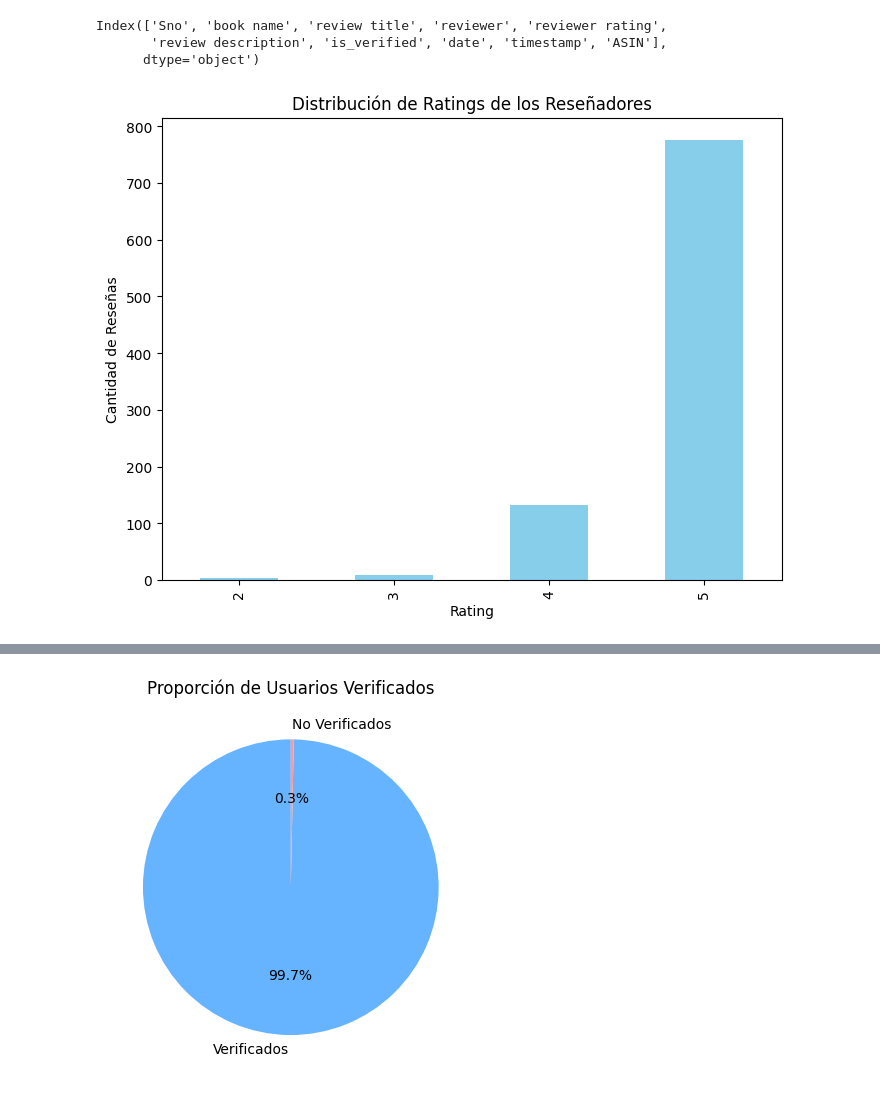
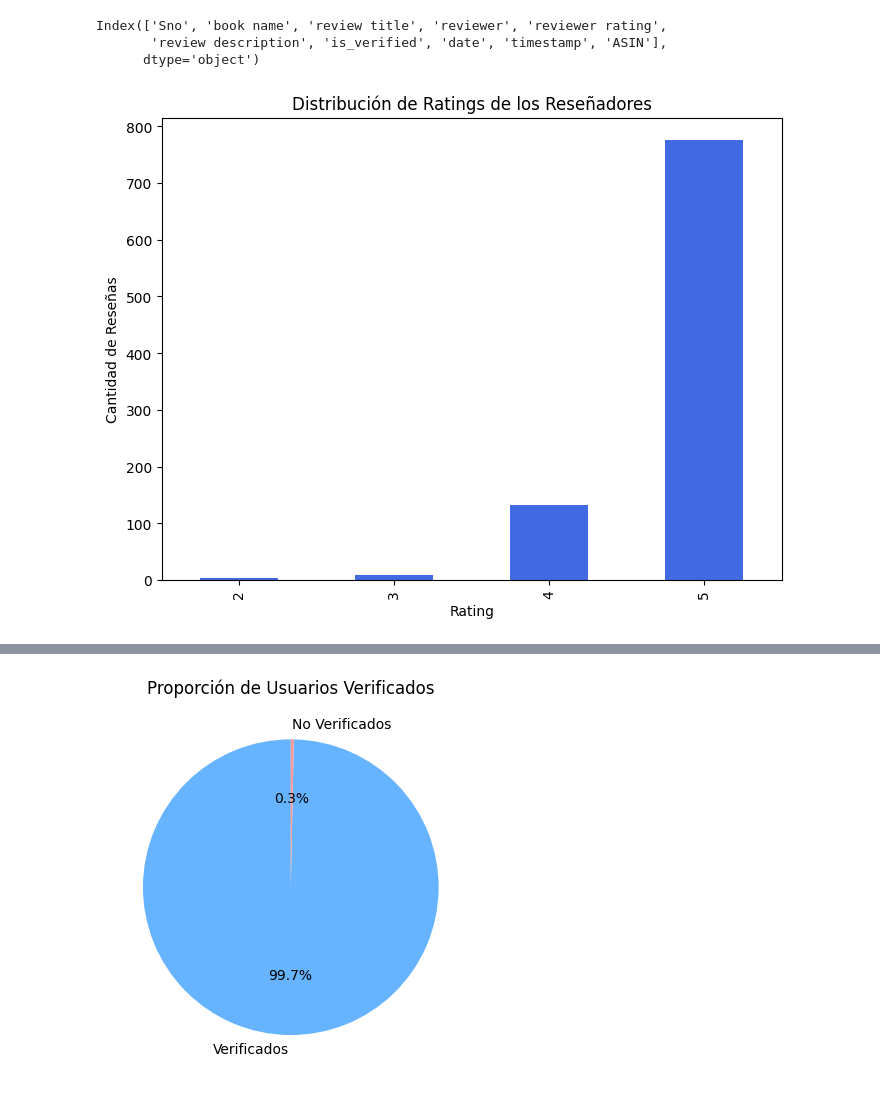
Before and after one commit to dlcastan/ProyectoDSIII, a Jupyter notebook: ProyectoDSIII_Lopez_Castan.ipynb, the cells around one changed output, grey strips where cells are left out. Cells and saved outputs as stored; diff of their text form; code cells hidden in the pictures.

```diff
--- a/ProyectoDSIII_Lopez_Castan.ipynb
+++ b/ProyectoDSIII_Lopez_Castan.ipynb
@@ -464,10 +469,10 @@ Index(['Sno', 'book name', 'review title', 'reviewer', 'reviewer rating',
 # %%
 # Distribución de Ratings de los Reseñadores
 plt.figure(figsize=(8, 6))
-data_reviews['reviewer rating'].value_counts().sort_index().plot(kind='bar', color='skyblue')
+data_reviews['reviewer rating'].value_counts().sort_index().plot(kind='bar', color='royalblue')
 plt.title('Distribución de Ratings de los Reseñadores')
 plt.xlabel('Rating')
 plt.ylabel('Cantidad de Reseñas')
 plt.show()
 # %% [output]
-[figure, old version]
+[figure, new version]
```
Also changed, not shown: parts of 44 cells of this notebook.
